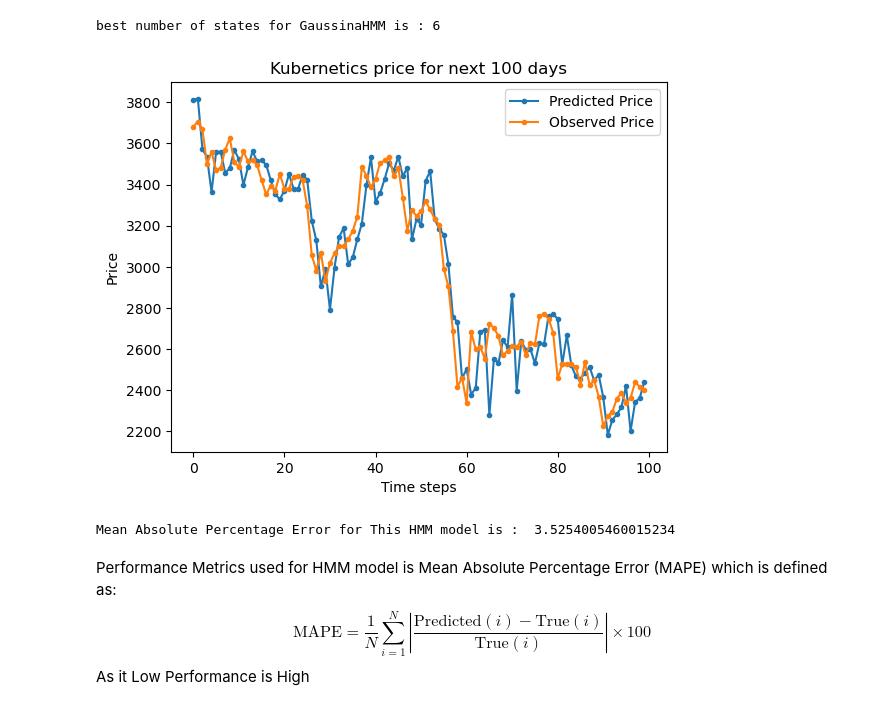
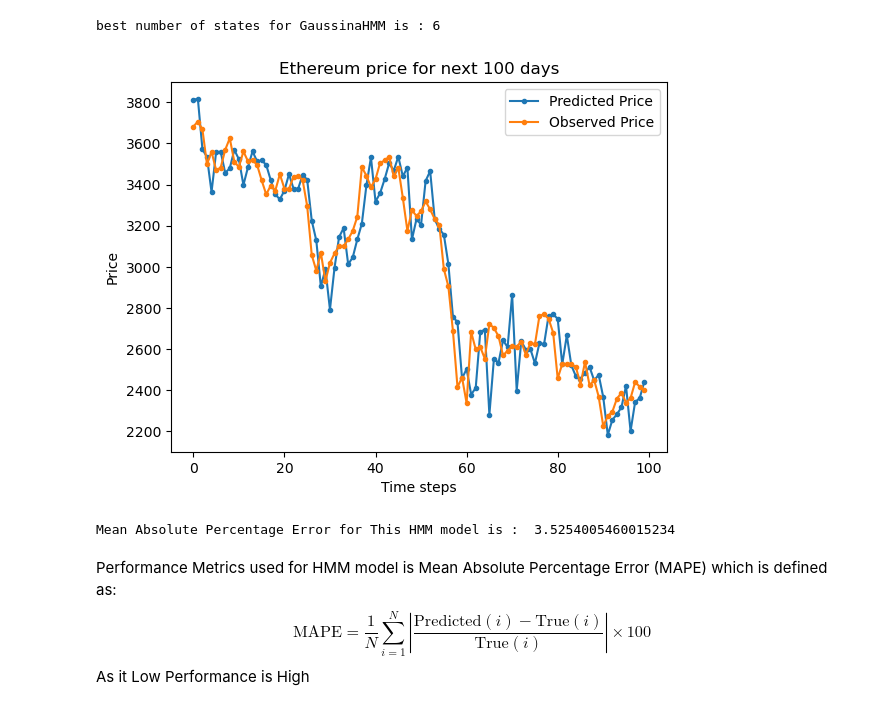
Before and after one commit to alonot/Ethereum_prediction_ML, a Jupyter notebook: Ethereum_ml.ipynb, the cells around one changed output. Cells and saved outputs as stored; diff of their text form; code cells hidden in the pictures.

```diff
--- a/Ethereum_ml.ipynb
+++ b/Ethereum_ml.ipynb
@@ -741,35 +741,35 @@ True_Price = []
 for i in test_dataset['Price']:
   True_Price.append(i)
 
 """
 MAPE calculation:
     The N will be here test_days i.e for how many next days we are
     predicting price using previous true data.
 """
 
 def mape_calc(predicted_price,True_Price):
     MAPE = 0
     test_days = len(True_Price)
 
     for i in range(test_days):
         MAPE = MAPE + ((abs(predicted_price[i]-True_Price[i])/True_Price[i])/test_days)*100
     return MAPE
 
 import matplotlib.pyplot as plt
 
 def plot_graph(predicted_price,True_Price):
     plt.plot(predicted_price,marker='.', label = "Predicted Price")
     plt.plot(True_Price,marker = '.', label= "Observed Price")
-    plt.title("Kubernetics price for next 100 days")
+    plt.title("Ethereum price for next 100 days")
     plt.ylabel("Price")
     plt.xlabel("Time steps")
     plt.legend()
     plt.show()
     MAPE = mape_calc(predicted_price,True_Price)
     print("Mean Absolute Percentage Error for This HMM model is : ",MAPE)
 plot_graph(predicted_price,True_Price)
 # %% [output]
-[figure, old version]
+[figure, new version]
 Mean Absolute Percentage Error for This HMM model is :  3.5254005460015234
 # %% [markdown]
 Performance Metrics used for HMM model is Mean Absolute Percentage Error (MAPE)
```
Also changed, not shown: parts of 2 cells of this notebook.
